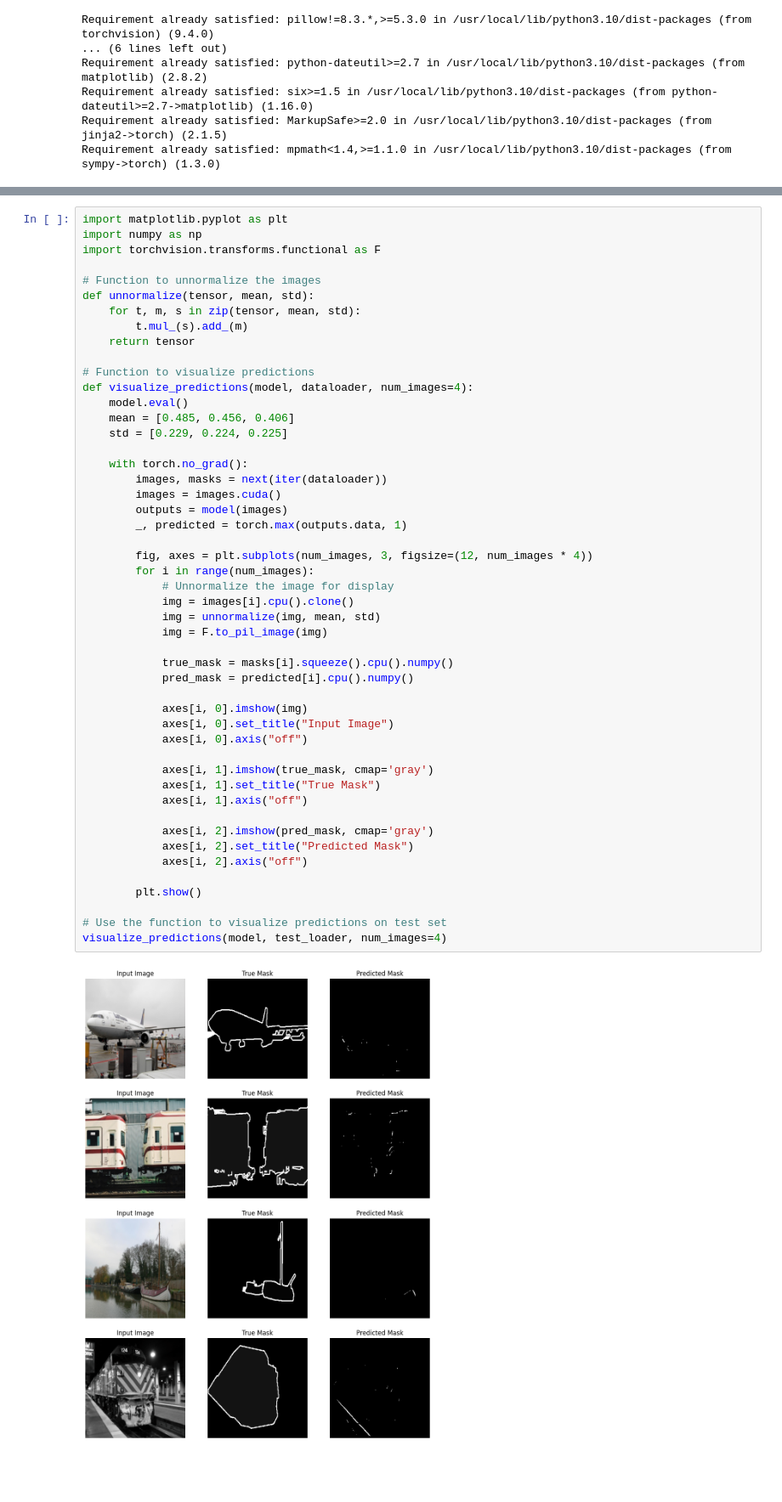
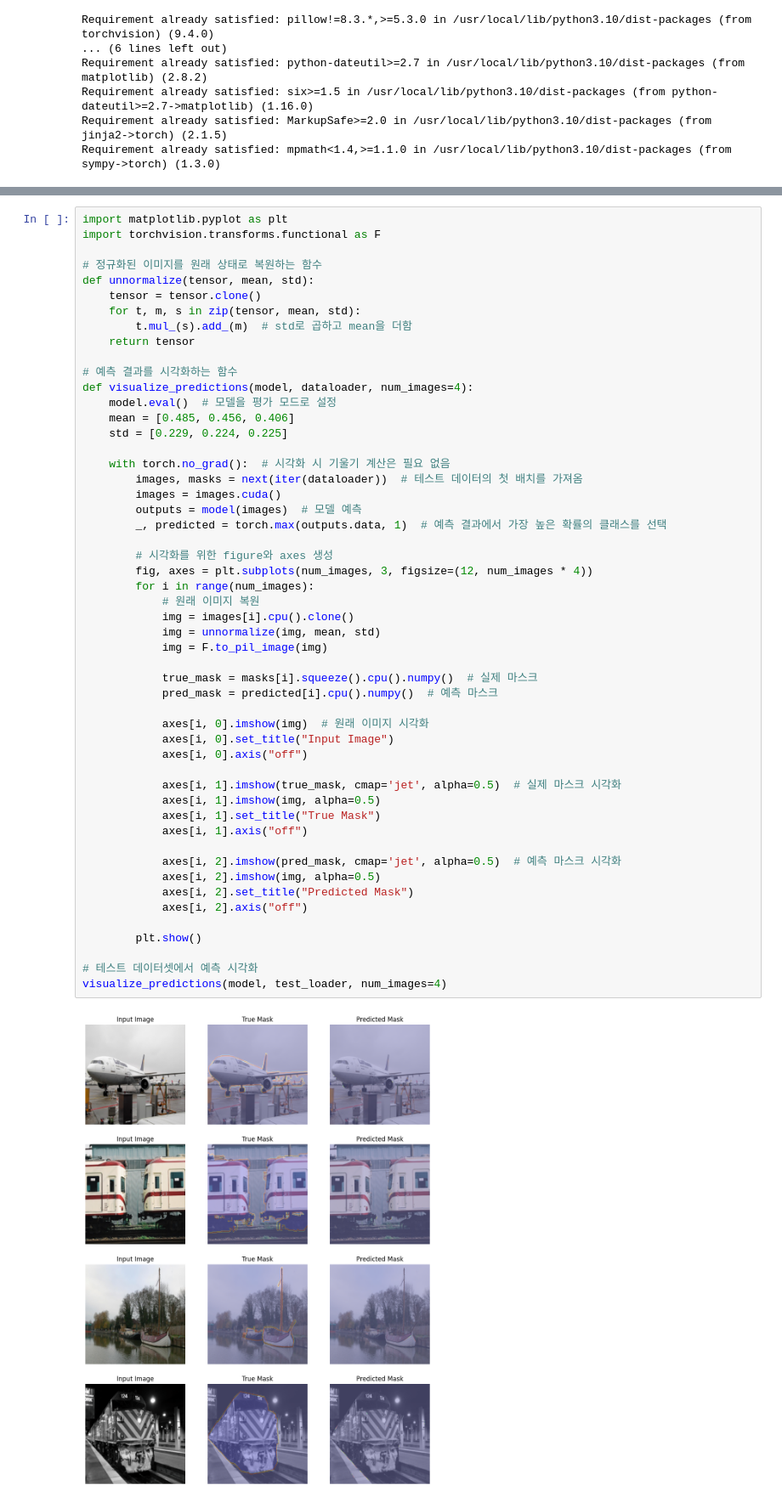
Before and after one commit to Jundo22l/CAU_internship, a Jupyter notebook: U_Net_with_VOC_.ipynb, the cells around one changed output, grey strips where cells are left out. Shown at 85% size. Drawn from its saved outputs; the diff is of its cells as text; blank space fills up the shorter version.

```diff
--- a/U_Net_with_VOC_.ipynb
+++ b/U_Net_with_VOC_.ipynb
@@ -179,51 +205,54 @@ Accuracy of the model on the test images: 94.50%
 # %%
 import matplotlib.pyplot as plt
-import numpy as np
 import torchvision.transforms.functional as F
 
-# Function to unnormalize the images
+# 정규화된 이미지를 원래 상태로 복원하는 함수
 def unnormalize(tensor, mean, std):
+    tensor = tensor.clone()
     for t, m, s in zip(tensor, mean, std):
-        t.mul_(s).add_(m)
+        t.mul_(s).add_(m)  # std로 곱하고 mean을 더함
     return tensor
 
-# Function to visualize predictions
+# 예측 결과를 시각화하는 함수
 def visualize_predictions(model, dataloader, num_images=4):
-    model.eval()
+    model.eval()  # 모델을 평가 모드로 설정
     mean = [0.485, 0.456, 0.406]
     std = [0.229, 0.224, 0.225]
 
-    with torch.no_grad():
-        images, masks = next(iter(dataloader))
+    with torch.no_grad():  # 시각화 시 기울기 계산은 필요 없음
+        images, masks = next(iter(dataloader))  # 테스트 데이터의 첫 배치를 가져옴
         images = images.cuda()
-        outputs = model(images)
-        _, predicted = torch.max(outputs.data, 1)
+        outputs = model(images)  # 모델 예측
+        _, predicted = torch.max(outputs.data, 1)  # 예측 결과에서 가장 높은 확률의 클래스를 선택
 
+        # 시각화를 위한 figure와 axes 생성
         fig, axes = plt.subplots(num_images, 3, figsize=(12, num_images * 4))
         for i in range(num_images):
-            # Unnormalize the image for display
+            # 원래 이미지 복원
             img = images[i].cpu().clone()
             img = unnormalize(img, mean, std)
             img = F.to_pil_image(img)
 
-            true_mask = masks[i].squeeze().cpu().numpy()
-            pred_mask = predicted[i].cpu().numpy()
+            true_mask = masks[i].squeeze().cpu().numpy()  # 실제 마스크
+            pred_mask = predicted[i].cpu().numpy()  # 예측 마스크
 
-            axes[i, 0].imshow(img)
+            axes[i, 0].imshow(img)  # 원래 이미지 시각화
             axes[i, 0].set_title("Input Image")
             axes[i, 0].axis("off")
 
-            axes[i, 1].imshow(true_mask, cmap='gray')
+            axes[i, 1].imshow(true_mask, cmap='jet', alpha=0.5)  # 실제 마스크 시각화
+            axes[i, 1].imshow(img, alpha=0.5)
             axes[i, 1].set_title("True Mask")
             axes[i, 1].axis("off")
 
-            axes[i, 2].imshow(pred_mask, cmap='gray')
+            axes[i, 2].imshow(pred_mask, cmap='jet', alpha=0.5)  # 예측 마스크 시각화
+            axes[i, 2].imshow(img, alpha=0.5)
             axes[i, 2].set_title("Predicted Mask")
             axes[i, 2].axis("off")
 
         plt.show()
 
-# Use the function to visualize predictions on test set
+# 테스트 데이터셋에서 예측 시각화
 visualize_predictions(model, test_loader, num_images=4)
 # %% [output]
-[figure, old version]
+[figure, new version]
```
Also changed, not shown: parts of 3 cells of this notebook.
